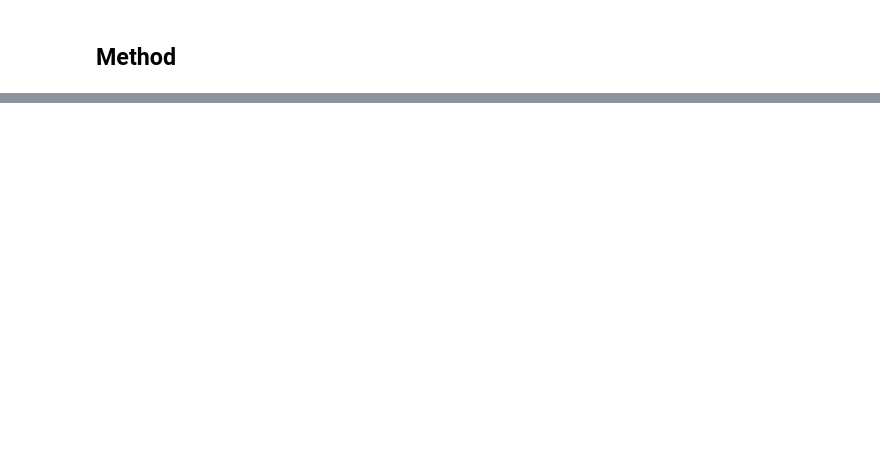
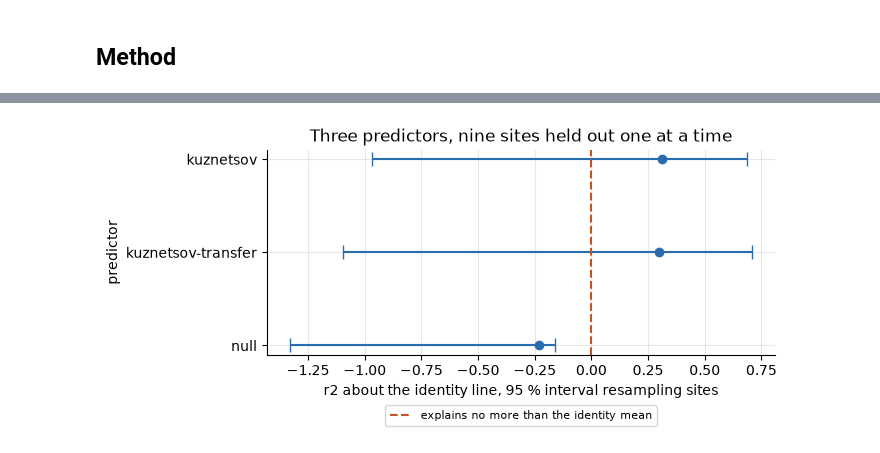
Before and after one commit to fsantibanezleal/CAOS_Fragmenta, a Jupyter notebook: notebooks/en/02-classical-prediction/04-a-rock-factor-that-uses-nothing-from-the-target-site.ipynb, the cells around one changed output, grey strips where cells are left out. Cells and saved outputs as stored; diff of their text form; code cells hidden in the pictures; blank space fills up the shorter version.

```diff
--- a/notebooks/en/02-classical-prediction/04-a-rock-factor-that-uses-nothing-from-the-target-site.ipynb
+++ b/notebooks/en/02-classical-prediction/04-a-rock-factor-that-uses-nothing-from-the-target-site.ipynb
@@ -142,13 +139,0 @@ Both classical arms are scored on the 91 blasts with a resolvable geometry. The
-# %%
-# Score each arm on the rows it answers, with a site-resampled 95 percent interval, and compare with the committed values
-loso = benchmark["protocols"]["leave-one-site-out"]["arms"]
-print(f"{'arm':<22}{'n':>4}{'r2 identity':>14}{'interval 95 %':>26}  equals committed")
-for name, predicted in predictions.items():
-    answered = [(b, p) for b, p in zip(tested, predicted) if p.x50_m is not None and bf.has_absolute_geometry(b)]
-    rows, preds = [a[0] for a in answered], [a[1] for a in answered]
-    point, low, high = bf.bootstrap_interval(rows, preds, "r2_identity", n_boot=2000, unit="site", seed=0)
-    want = loso[name]["supports"]["geometry"]
-    same = abs(point - want["score"]["r2_identity"]) < 1e-9 and abs(low - want["interval_95"][0]) < 1e-9 and abs(high - want["interval_95"][1]) < 1e-9
-    print(f"{name:<22}{len(rows):>4}{point:>14.4f}{f'{low:.3f} to {high:.3f}':>26}  {same}")
-    if name == "null":
-        print("(the null predicts the mean of the other sites, refitted on every fold)")
@@ -184,0 +214,16 @@ null                    91       -0.2320          -1.330 to -0.158  True
+# %%
+# Score each predictor on the 91 blasts with a known scale, with a 95 percent interval that resamples sites
+scored = {}
+rows = []
+for name, predicted_all in predictions.items():
+    answered = [(b, p) for b, p in zip(tested, predicted_all) if p.x50_m is not None and bf.has_absolute_geometry(b)]
+    blasts, preds = [a[0] for a in answered], [a[1] for a in answered]
+    point, low, high = bf.bootstrap_interval(blasts, preds, "r2_identity", n_boot=2000, unit="site", seed=0)
+    rmse = bf.score(blasts, preds).rmse_m
+    scored[name] = (blasts, preds, point, low, high)
+    rows.append((name, len(blasts), f"{point:.4f}", f"{low:.3f} to {high:.3f}", f"{rmse:.4f}"))
+header = ["predictor", "blasts", "r2 about identity",
+          "interval 95 % (sites resampled)", "RMSE (m)"]
+show_table(header, rows)
+cost = scored["kuznetsov"][2] - scored["kuznetsov-transfer"][2]
+print("cost of the transfer in r2 about identity:", f"{cost:.4f}")
@@ -184,0 +239,18 @@ null                    91       -0.2320          -1.330 to -0.158  True
+# %%
+# The three scores with their site-resampled intervals, the zero line marked
+names = list(scored)
+fig, ax = plt.subplots(figsize=(7, 3.4))
+for position, name in enumerate(names):
+    point, low, high = scored[name][2:]
+    ax.errorbar(point, position, xerr=[[point - low], [high - point]], fmt="o", color="#2b6cb0", capsize=5)
+ax.axvline(0, color="#c05621", ls="--", label="explains no more than the identity mean")
+ax.set_yticks(range(len(names)), names)
+ax.invert_yaxis()
+ax.set_ylabel("predictor")
+ax.set_xlabel("r2 about the identity line, 95 % interval resampling sites")
+ax.set_title("Three predictors, nine sites held out one at a time")
+ax.legend(fontsize=8, loc="upper center", bbox_to_anchor=(0.5, -0.22))
+fig.tight_layout()
+plt.show()
+# %% [output]
+[figure, added]
```
Also changed, not shown: parts of 45 cells of this notebook, 7 other files.
